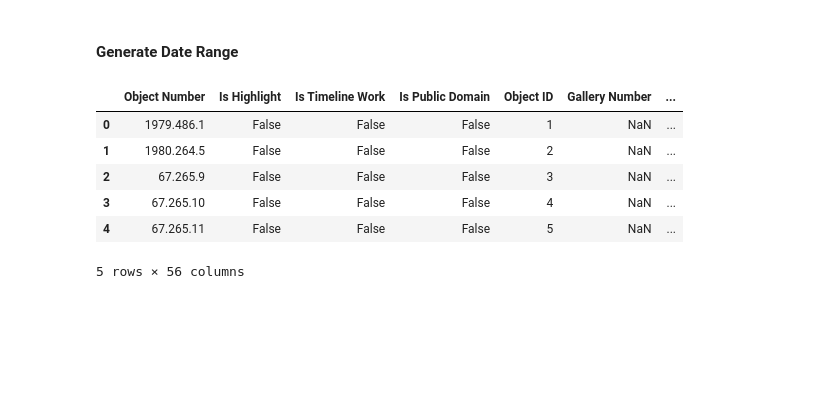
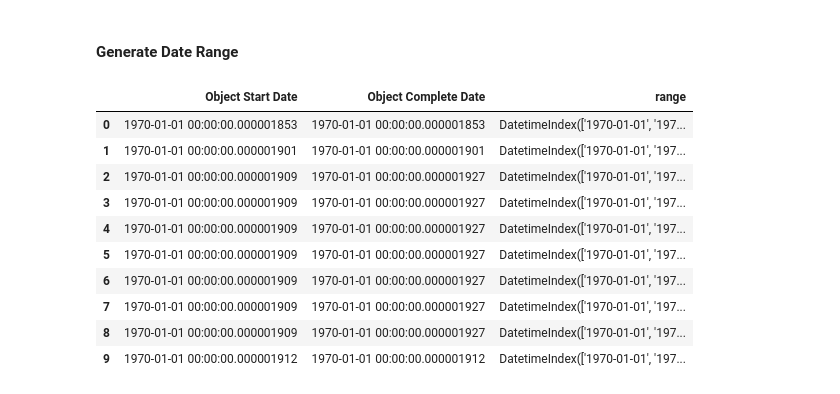
Before and after one commit to cableredi/BellevueUniv_MDS, a Jupyter notebook: DSC540/Week_5_6/Week_5_6_CableKimberly.ipynb, the cells around one changed output. Drawn from its saved outputs; the diff is of its cells as text; code cells hidden in the pictures; blank space fills up the shorter version.

```diff
--- a/DSC540/Week_5_6/Week_5_6_CableKimberly.ipynb
+++ b/DSC540/Week_5_6/Week_5_6_CableKimberly.ipynb
@@ -511,17 +511,21 @@ memory usage: 190.9+ MB
 # %%
 def create_range(row):
     begin = row.strftime('%Y-%m-%d')
 
     range = pd.date_range(begin, periods = 4)
     return range
 
 met_cleaned['range'] = met_cleaned['Object Start Date'].apply(lambda row: create_range(row))
-met_cleaned.head()
+met_cleaned[['Object Start Date', 'Object Complete Date', 'range']].head(10)
 # %% [output]
-|  | Object Number | Is Highlight | Is Timeline Work | Is Public Domain | Object ID | Gallery Number | ... |
-| 0 | 1979.486.1 | False | False | False | 1 | NaN | ... |
-| 1 | 1980.264.5 | False | False | False | 2 | NaN | ... |
-| 2 | 67.265.9 | False | False | False | 3 | NaN | ... |
-| 3 | 67.265.10 | False | False | False | 4 | NaN | ... |
-| 4 | 67.265.11 | False | False | False | 5 | NaN | ... |
+|  | Object Start Date | Object Complete Date | range |
+| 0 | 1970-01-01 00:00:00.000001853 | 1970-01-01 00:00:00.000001853 | DatetimeIndex(['1970-01-01', '197... |
+| 1 | 1970-01-01 00:00:00.000001901 | 1970-01-01 00:00:00.000001901 | DatetimeIndex(['1970-01-01', '197... |
+| 2 | 1970-01-01 00:00:00.000001909 | 1970-01-01 00:00:00.000001927 | DatetimeIndex(['1970-01-01', '197... |
+| 3 | 1970-01-01 00:00:00.000001909 | 1970-01-01 00:00:00.000001927 | DatetimeIndex(['1970-01-01', '197... |
+| 4 | 1970-01-01 00:00:00.000001909 | 1970-01-01 00:00:00.000001927 | DatetimeIndex(['1970-01-01', '197... |
+| 5 | 1970-01-01 00:00:00.000001909 | 1970-01-01 00:00:00.000001927 | DatetimeIndex(['1970-01-01', '197... |
+| 6 | 1970-01-01 00:00:00.000001909 | 1970-01-01 00:00:00.000001927 | DatetimeIndex(['1970-01-01', '197... |
+| 7 | 1970-01-01 00:00:00.000001909 | 1970-01-01 00:00:00.000001927 | DatetimeIndex(['1970-01-01', '197... |
+| 8 | 1970-01-01 00:00:00.000001909 | 1970-01-01 00:00:00.000001927 | DatetimeIndex(['1970-01-01', '197... |
+| 9 | 1970-01-01 00:00:00.000001912 | 1970-01-01 00:00:00.000001912 | DatetimeIndex(['1970-01-01', '197... |
-5 rows × 56 columns
```
Also changed, not shown: parts of 1 cell of this notebook, 1 other file.
